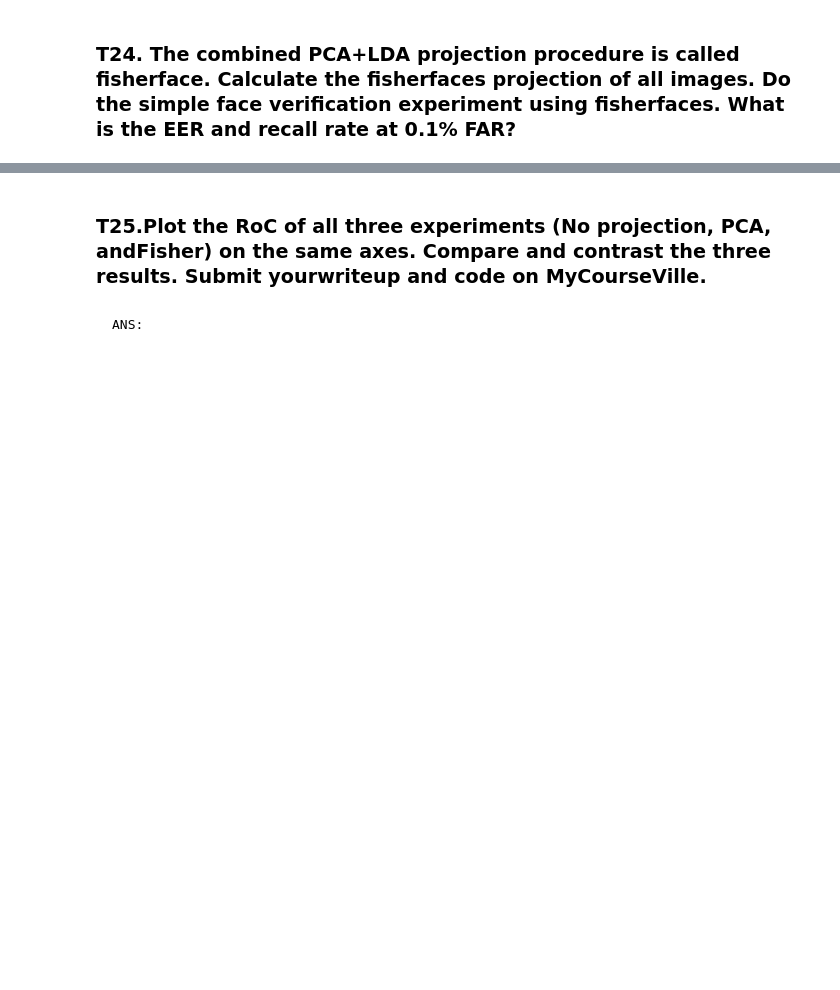
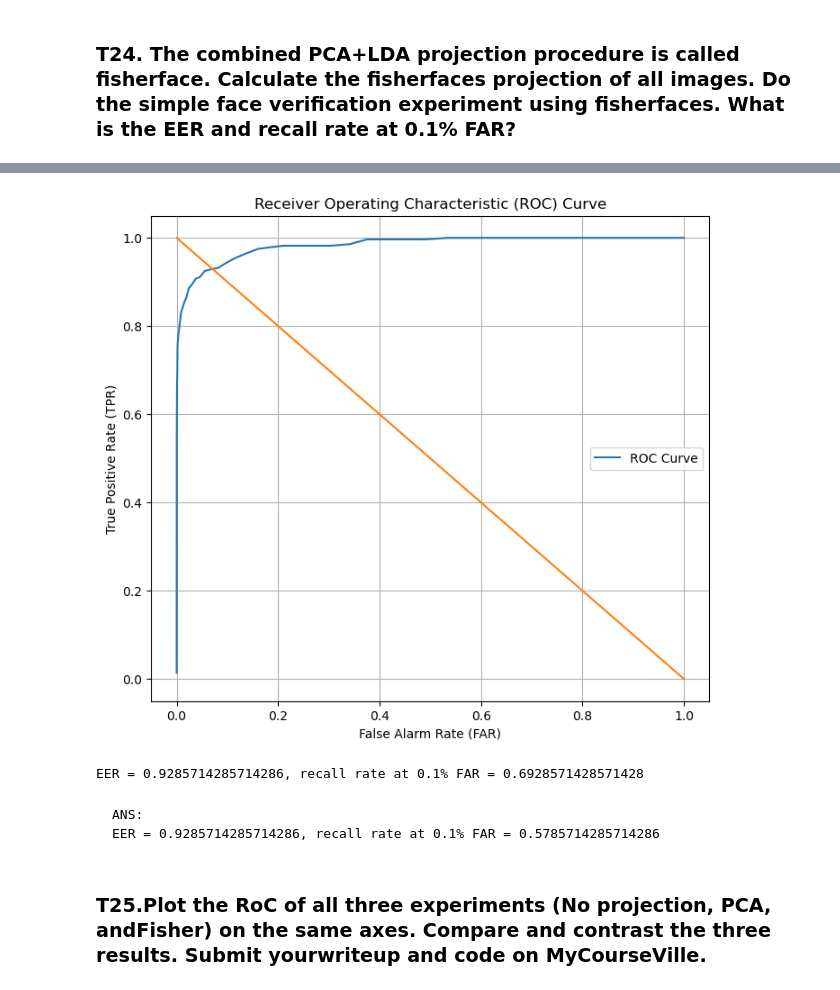
Before and after one commit to JeansAthiwat/Pattern_2024, a Jupyter notebook: HW/HW03/HW3_Fisherfaces(student).ipynb, the cells around one changed output, grey strips where cells are left out. Saved outputs shown, nothing was run; the diff lists cells and outputs as text; code cells hidden in the pictures; blank space fills up the shorter version.

```diff
--- a/HW/HW03/HW3_Fisherfaces(student).ipynb
+++ b/HW/HW03/HW3_Fisherfaces(student).ipynb
@@ -1143,2 +1155,11 @@ generate_similarity_matrix(T_non_zero_EV, D_non_zero_EV)
+# %%
+EER_non_zero_EV , recall_rate_non_zero_EV  = plot_roc(similarity_matrix_non_zero_EV, 0.001)
+print(f"EER = {EER_non_zero_EV}, recall rate at 0.1% FAR = {recall_rate_non_zero_EV}")
+# %% [output]
+[figure, added]
+EER = 0.9285714285714286, recall rate at 0.1% FAR = 0.6928571428571428
+# %% [markdown]
+    ANS:
+    EER = 0.9285714285714286, recall rate at 0.1% FAR = 0.5785714285714286
 # %% [markdown]
 ### T25.Plot the RoC of all three experiments (No projection, PCA, andFisher) on the same axes. Compare and contrast the three results. Submit yourwriteup and code on MyCourseVille.
@@ -1147,2 +1165,0 @@ generate_similarity_matrix(T_non_zero_EV, D_non_zero_EV)
-# %% [markdown]
-    ANS:
```
Also changed, not shown: parts of 10 cells of this notebook.
